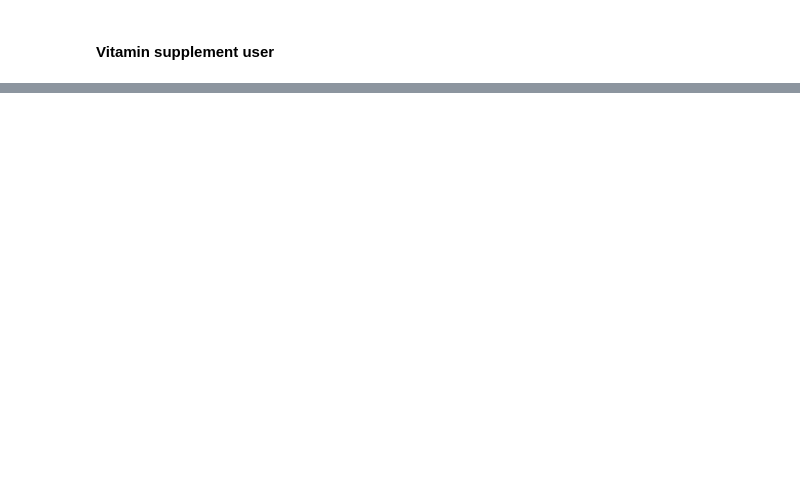
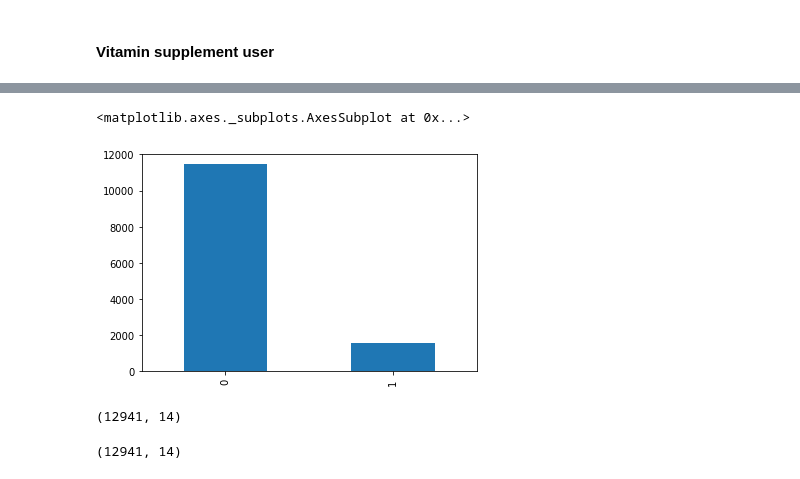
Before and after one commit to JunWeiLUC/NSinternship, a Jupyter notebook: Covid_information.ipynb, the cells around one changed output, grey strips where cells are left out. Drawn from its saved outputs; the diff is of its cells as text; code cells hidden in the pictures; blank space fills up the shorter version.

Commit message:
Update Covid_information.ipynb
Model Building

```diff
--- a/Covid_information.ipynb
+++ b/Covid_information.ipynb
@@ -956,0 +830,3 @@ sup.head()
+# %%
+modeldata = modeldata.merge(sex, left_on='eid', right_on='eid')
+modeldata.head()
@@ -956,0 +840,3 @@ sup.head()
+# %%
+modeldata = modeldata.merge(bday, left_on='eid', right_on='eid').drop(['Year', 'Month', 'Date', 'Age'], axis=1)
+modeldata.head()
@@ -956,0 +850,3 @@ sup.head()
+# %%
+modeldata = modeldata.merge(bmi, left_on='eid', right_on='eid').drop(['Instance 0', 'Instance 1', 'Instance 2', 'Instance 3'], axis=1)
+modeldata.head()
@@ -956,0 +860,3 @@ sup.head()
+# %%
+modeldata = modeldata.set_index('eid')
+modeldata.head()
@@ -956,0 +871,13 @@ sup.head()
+# %%
+modeldata['final_result'].value_counts().plot(kind='bar')
+# Imbalanced data, resampling techniques?
+# %% [output]
+<matplotlib.axes._subplots.AxesSubplot at 0x...>
+[figure, added]
+# %%
+print(modeldata.shape)
+modeldata = modeldata.dropna()
+modeldata.shape
+# %% [output]
+(12941, 14)
+(12941, 14)
```
Also changed, not shown: parts of 51 cells of this notebook.
